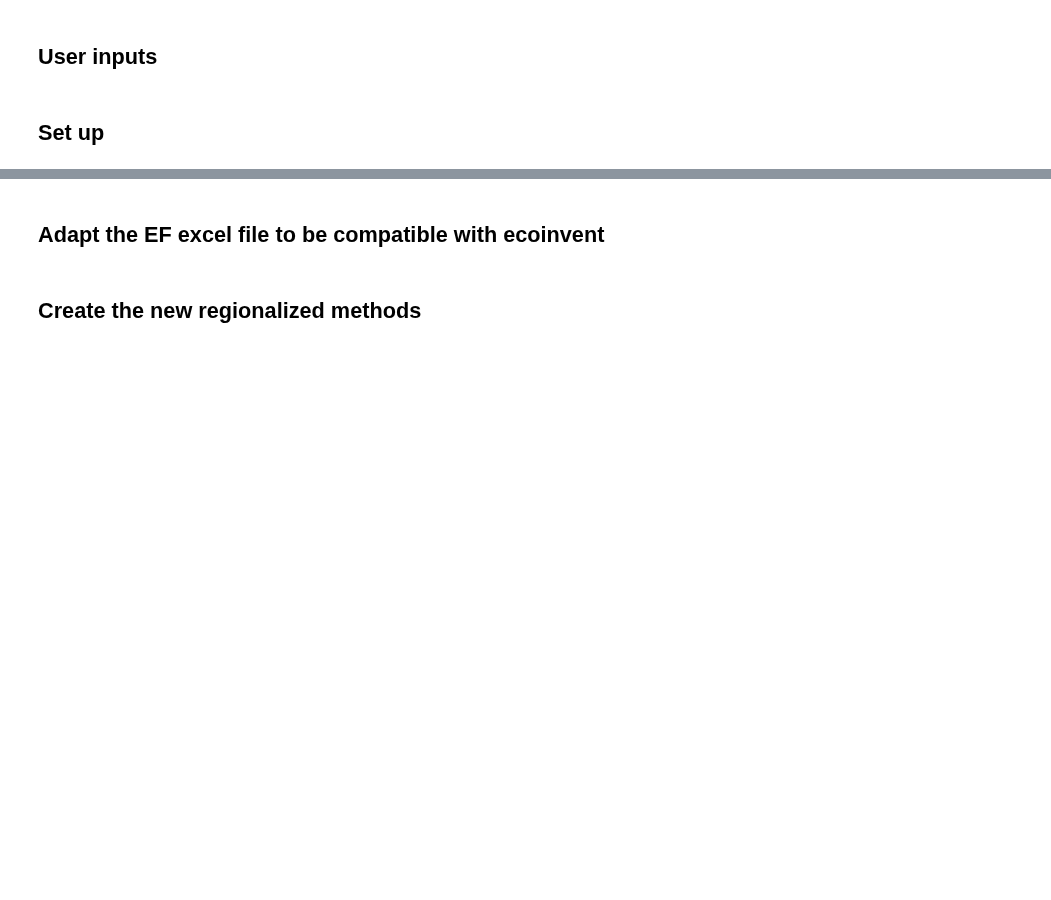
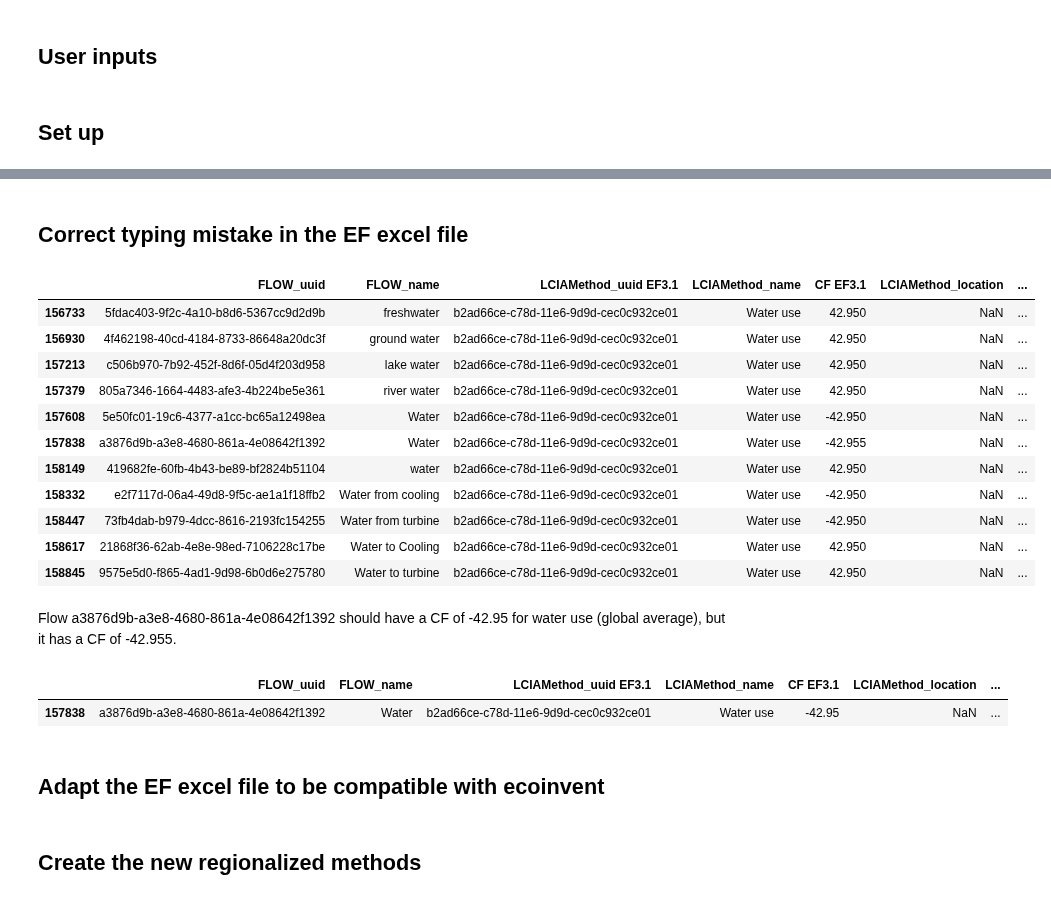
Before and after one commit to matthieu-str/mescal, a Jupyter notebook: dev/ef regionalized/EF 3.1 regionalized.ipynb, the cells around one changed output, grey strips where cells are left out. Cells and saved outputs as stored; diff of their text form; code cells hidden in the pictures; blank space fills up the shorter version.

Commit message:
corrected CF rounding error in EF 3.1 Excel file + removed a duplicated CF + added check-up for duplicated CFs

```diff
--- a/dev/ef regionalized/EF 3.1 regionalized.ipynb
+++ b/dev/ef regionalized/EF 3.1 regionalized.ipynb
@@ -48,3 +49,22 @@ biosphere_db_spatialized_dict_name = biosphere_db_spatialized.list_to_dict('name
 # %%
 biosphere_db_dict_code = biosphere_db.list_to_dict('code', 'biosphere')
 biosphere_db_spatialized_dict_code = biosphere_db_spatialized.list_to_dict('code', 'biosphere')
+# %% [markdown]
+## Correct typing mistake in the EF excel file
+# %%
+ef_cfs[(ef_cfs.LCIAMethod_name == 'Water use') & (ef_cfs.LCIAMethod_location.isna())]
+# %% [output]
+|  | FLOW_uuid | FLOW_name | LCIAMethod_uuid EF3.1 | LCIAMethod_name | CF EF3.1 | LCIAMethod_location | ... |
+| 156733 | 5fdac403-9f2c-4a10-b8d6-5367cc9d2d9b | freshwater | b2ad66ce-c78d-11e6-9d9d-cec0c932ce01 | Water use | 42.950 | NaN | ... |
+| 156930 | 4f462198-40cd-4184-8733-86648a20dc3f | ground water | b2ad66ce-c78d-11e6-9d9d-cec0c932ce01 | Water use | 42.950 | NaN | ... |
+| 157213 | c506b970-7b92-452f-8d6f-05d4f203d958 | lake water | b2ad66ce-c78d-11e6-9d9d-cec0c932ce01 | Water use | 42.950 | NaN | ... |
+| 157379 | 805a7346-1664-4483-afe3-4b224be5e361 | river water | b2ad66ce-c78d-11e6-9d9d-cec0c932ce01 | Water use | 42.950 | NaN | ... |
+| 157608 | 5e50fc01-19c6-4377-a1cc-bc65a12498ea | Water | b2ad66ce-c78d-11e6-9d9d-cec0c932ce01 | Water use | -42.950 | NaN | ... |
+| 157838 | a3876d9b-a3e8-4680-861a-4e08642f1392 | Water | b2ad66ce-c78d-11e6-9d9d-cec0c932ce01 | Water use | -42.955 | NaN | ... |
+| 158149 | 419682fe-60fb-4b43-be89-bf2824b51104 | water | b2ad66ce-c78d-11e6-9d9d-cec0c932ce01 | Water use | 42.950 | NaN | ... |
+| 158332 | e2f7117d-06a4-49d8-9f5c-ae1a1f18ffb2 | Water from cooling | b2ad66ce-c78d-11e6-9d9d-cec0c932ce01 | Water use | -42.950 | NaN | ... |
+| 158447 | 73fb4dab-b979-4dcc-8616-2193fc154255 | Water from turbine | b2ad66ce-c78d-11e6-9d9d-cec0c932ce01 | Water use | -42.950 | NaN | ... |
+| 158617 | 21868f36-62ab-4e8e-98ed-7106228c17be | Water to Cooling | b2ad66ce-c78d-11e6-9d9d-cec0c932ce01 | Water use | 42.950 | NaN | ... |
+| 158845 | 9575e5d0-f865-4ad1-9d98-6b0d6e275780 | Water to turbine | b2ad66ce-c78d-11e6-9d9d-cec0c932ce01 | Water use | 42.950 | NaN | ... |
+# %% [markdown]
+Flow a3876d9b-a3e8-4680-861a-4e08642f1392 should have a CF of -42.95 for water use (global average), but it has a CF of -42.955.
@@ -51,3 +76,8 @@ biosphere_db_spatialized_dict_code = biosphere_db_spatialized.list_to_dict('code
+# %%
+ef_cfs[(ef_cfs.FLOW_uuid == 'a3876d9b-a3e8-4680-861a-4e08642f1392') & (ef_cfs.LCIAMethod_location.isna())]
+# %% [output]
+|  | FLOW_uuid | FLOW_name | LCIAMethod_uuid EF3.1 | LCIAMethod_name | CF EF3.1 | LCIAMethod_location | ... |
+| 157838 | a3876d9b-a3e8-4680-861a-4e08642f1392 | Water | b2ad66ce-c78d-11e6-9d9d-cec0c932ce01 | Water use | -42.95 | NaN | ... |
 # %% [markdown]
 ## Adapt the EF excel file to be compatible with ecoinvent
 # %%
```
Also changed, not shown: parts of 7 cells of this notebook, 1 other file.
